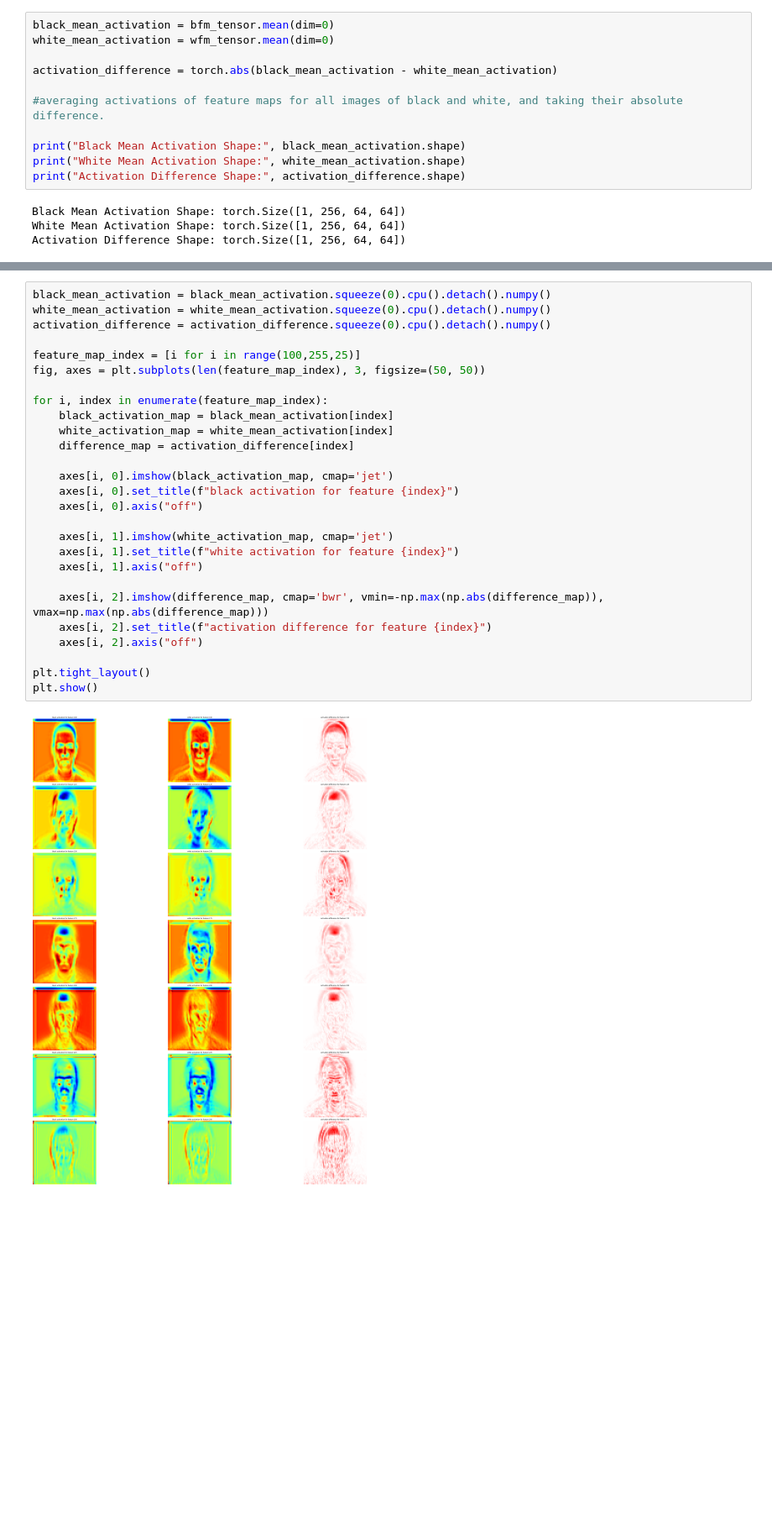
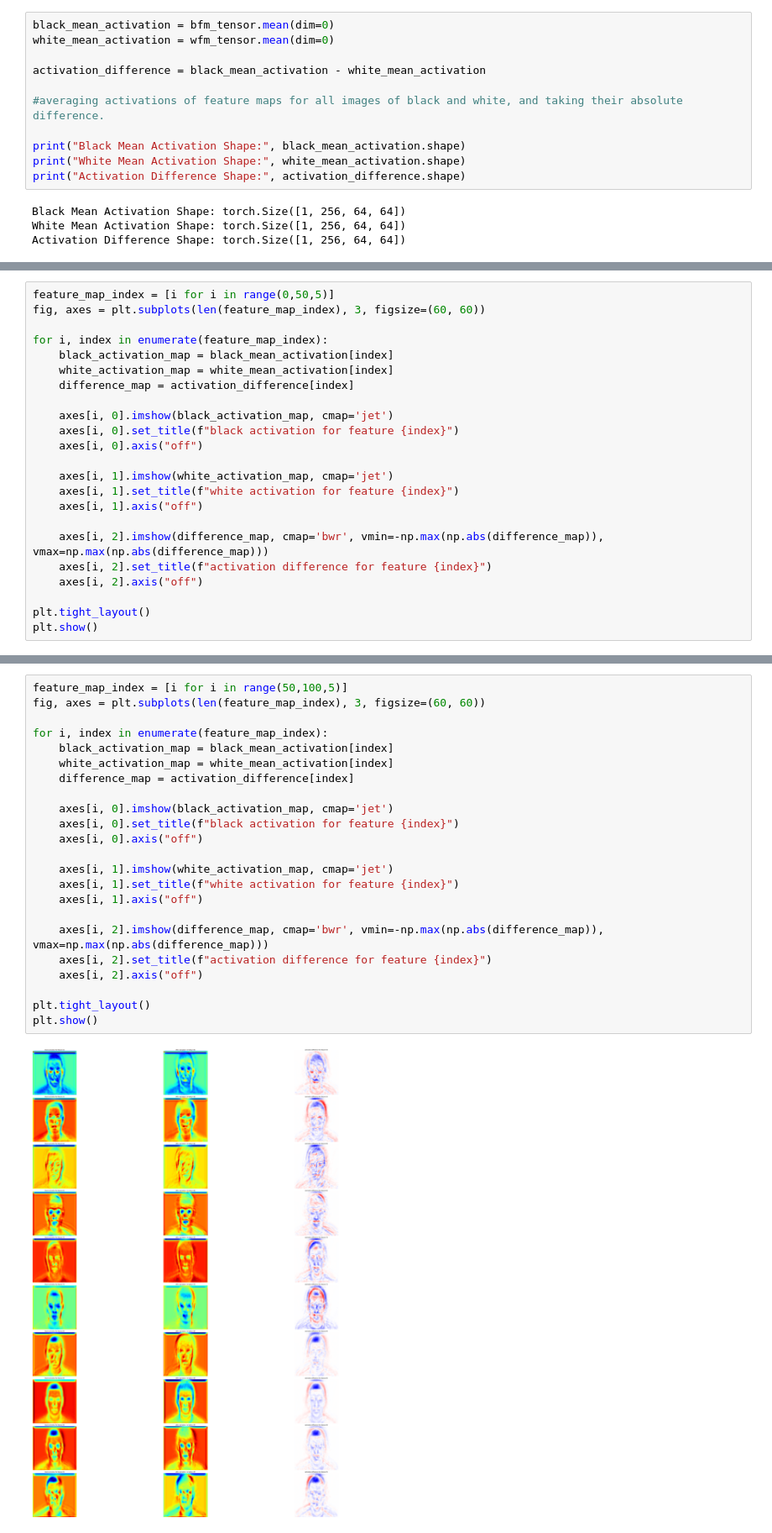
Before and after one commit to dedpool-glitch/ig2_CNN, a Jupyter notebook: gpu_env_ig2/analysis_angry_bw.ipynb, the cells around one changed output, grey strips where cells are left out. Shown at 84% size. Cells and saved outputs as stored; diff of their text form; blank space fills up the shorter version.

```diff
--- a/gpu_env_ig2/analysis_angry_bw.ipynb
+++ b/gpu_env_ig2/analysis_angry_bw.ipynb
@@ -94,7 +94,7 @@ torch.Size([35, 1, 256, 64, 64])
 black_mean_activation = bfm_tensor.mean(dim=0)
 white_mean_activation = wfm_tensor.mean(dim=0)
 
-activation_difference = torch.abs(black_mean_activation - white_mean_activation)
+activation_difference = black_mean_activation - white_mean_activation
 
 #averaging activations of feature maps for all images of black and white, and taking their absolute difference.
 
@@ -107,0 +112,23 @@ Activation Difference Shape: torch.Size([1, 256, 64, 64])
+# %%
+feature_map_index = [i for i in range(0,50,5)]
+fig, axes = plt.subplots(len(feature_map_index), 3, figsize=(60, 60))
+
+for i, index in enumerate(feature_map_index):
+    black_activation_map = black_mean_activation[index]
+    white_activation_map = white_mean_activation[index]
+    difference_map = activation_difference[index]
+
+    axes[i, 0].imshow(black_activation_map, cmap='jet')
+    axes[i, 0].set_title(f"black activation for feature {index}")
+    axes[i, 0].axis("off")
+
+    axes[i, 1].imshow(white_activation_map, cmap='jet')
+    axes[i, 1].set_title(f"white activation for feature {index}")
+    axes[i, 1].axis("off")
+
+    axes[i, 2].imshow(difference_map, cmap='bwr', vmin=-np.max(np.abs(difference_map)), vmax=np.max(np.abs(difference_map)))
+    axes[i, 2].set_title(f"activation difference for feature {index}")
+    axes[i, 2].axis("off")
+
+plt.tight_layout()
+plt.show()
@@ -108,29 +137,25 @@ Activation Difference Shape: torch.Size([1, 256, 64, 64])
 # %%
-black_mean_activation = black_mean_activation.squeeze(0).cpu().detach().numpy()
-white_mean_activation = white_mean_activation.squeeze(0).cpu().detach().numpy()
-activation_difference = activation_difference.squeeze(0).cpu().detach().numpy()
-
-feature_map_index = [i for i in range(100,255,25)]
-fig, axes = plt.subplots(len(feature_map_index), 3, figsize=(50, 50))
+feature_map_index = [i for i in range(50,100,5)]
+fig, axes = plt.subplots(len(feature_map_index), 3, figsize=(60, 60))
 
 for i, index in enumerate(feature_map_index):
     black_activation_map = black_mean_activation[index]
     white_activation_map = white_mean_activation[index]
     difference_map = activation_difference[index]
 
     axes[i, 0].imshow(black_activation_map, cmap='jet')
     axes[i, 0].set_title(f"black activation for feature {index}")
     axes[i, 0].axis("off")
 
     axes[i, 1].imshow(white_activation_map, cmap='jet')
     axes[i, 1].set_title(f"white activation for feature {index}")
     axes[i, 1].axis("off")
 
     axes[i, 2].imshow(difference_map, cmap='bwr', vmin=-np.max(np.abs(difference_map)), vmax=np.max(np.abs(difference_map)))
     axes[i, 2].set_title(f"activation difference for feature {index}")
     axes[i, 2].axis("off")
 
 plt.tight_layout()
 plt.show()
 # %% [output]
-[figure, old version]
+[figure, new version]
```
Also changed, not shown: parts of 5 cells of this notebook, 1 other file.
